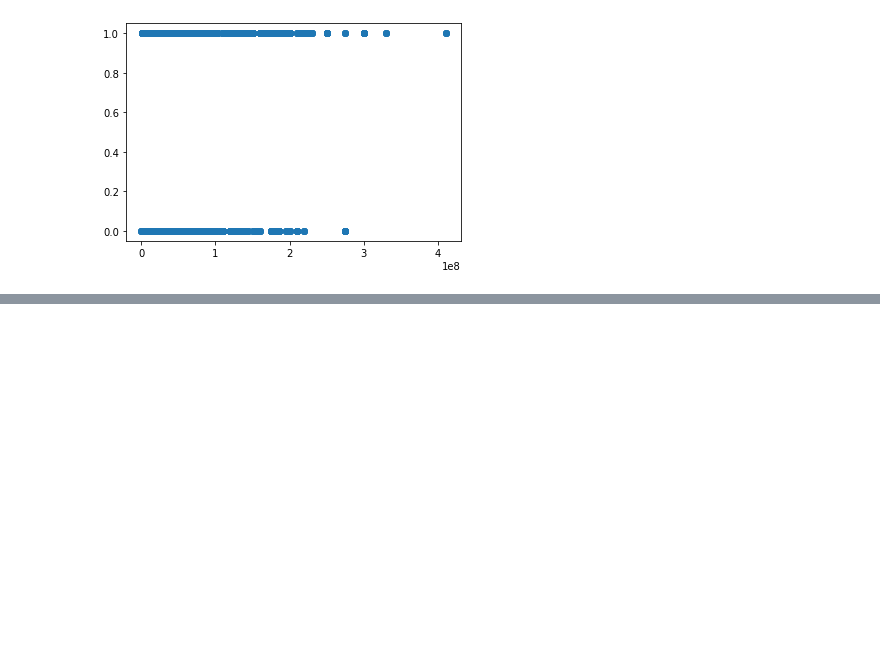
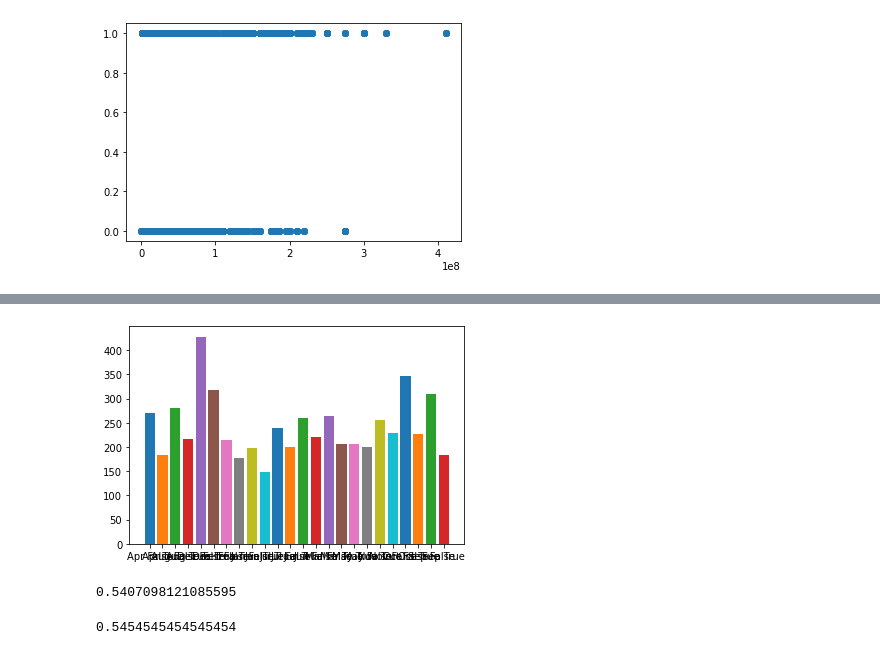
Before and after one commit to Sombrero7/project1, a Jupyter notebook: weston.ipynb, the cells around one changed output, grey strips where cells are left out. Cells and saved outputs as stored; diff of their text form; code cells hidden in the pictures; blank space fills up the shorter version.

```diff
--- a/weston.ipynb
+++ b/weston.ipynb
@@ -1442,0 +1881,8 @@ ax.bar(x, y);
+# %%
+tn_movie_budgets.drop('domestic_gross', axis=1, inplace=True)
+# %%
+tn_movie_budgets['release_date'] = tn_movie_budgets['release_date'].map(lambda x: x[:3])
+# %%
+tn_movie_budgets['profitable'] = tn_movie_budgets['worldwide_gross'] >= 2*tn_movie_budgets['production_budget']
+# %%
+release_info = tn_movie_budgets.groupby('release_date')['profitable'].value_counts()
@@ -1442,0 +1909,8 @@ ax.bar(x, y);
+# %%
+fig, ax = plt.subplots(figsize=(10,4))
+
+for key, group in zip(release_info.index, release_info.values):
+    x = str(key[0]) + ' ' + str(key[1])
+    ax.bar(x, group)
+# %% [output]
+[figure, added]
@@ -1442,0 +1921,8 @@ ax.bar(x, y);
+# %%
+june_percent
+# %% [output]
+0.5407098121085595
+# %%
+july_percent
+# %% [output]
+0.5454545454545454
```
Also changed, not shown: parts of 48 cells of this notebook.
